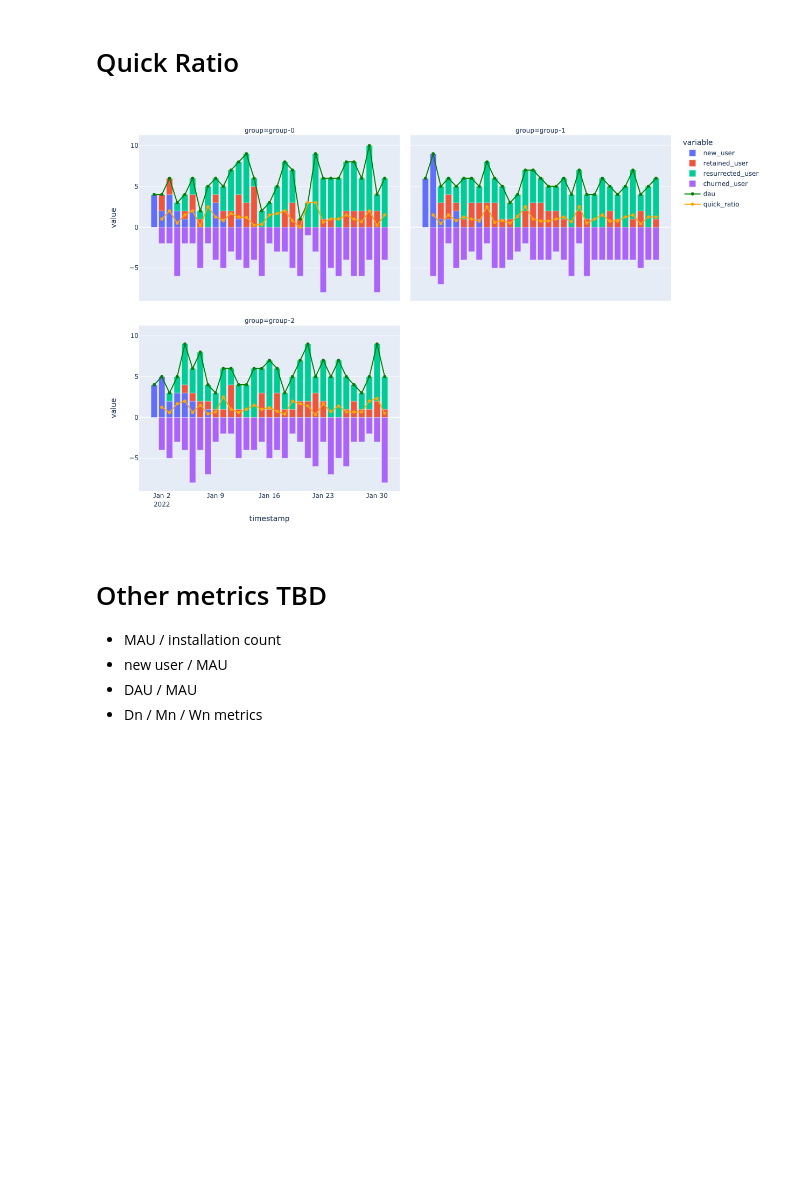
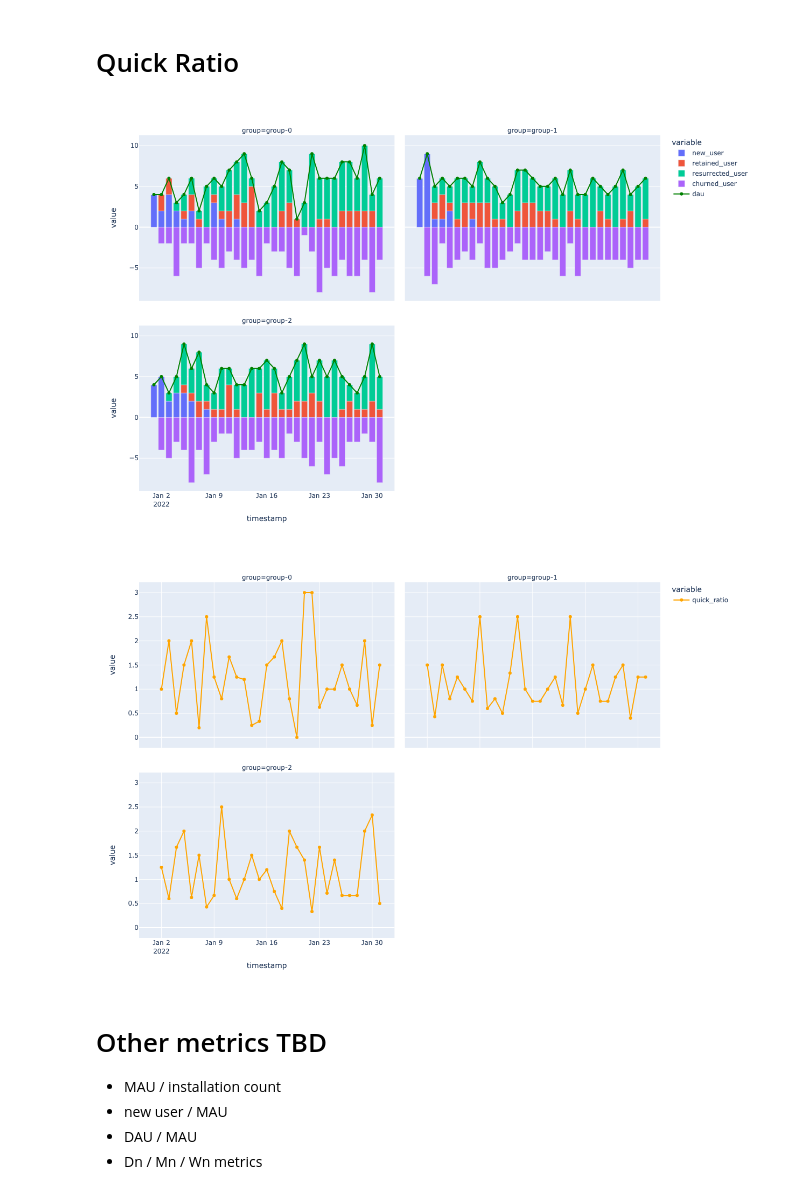
Before and after one commit to hidek84/product-growth-analysis, a Jupyter notebook: product-growth-analysis.ipynb, the cells around one changed output. Drawn from its saved outputs; the diff is of its cells as text; code cells hidden in the pictures; blank space fills up the shorter version.

Commit message:
enhance layout

```diff
--- a/product-growth-analysis.ipynb
+++ b/product-growth-analysis.ipynb
@@ -144,43 +144,48 @@ new['check'] = new.dau == new.new_user + new.retained_user + new.resurrected_use
 ## Plot
 new['quick_ratio'] = (new.new_user + new.resurrected_user) / new.churned_user
 new['churned_user'] = -new['churned_user']
 new['continuous_churned_user'] = -new['continuous_churned_user']
 # display(new[new.total != num_users])
 
 # WebGL mode
 fig_dau = go.Scattergl(
     x=new.index,
     y=new['dau'],
     name='dau',
     mode='lines+markers',
 )
 
 fig_quick_ratio = go.Scattergl(
     x=new.index,
     y=new['quick_ratio'],
     name='quick_ratio',
     mode='lines+markers',
 )
 
 facet_col_args = {'facet_col': 'group', 'facet_col_wrap': 2}
-width_height = {'width': 1200, 'height': 800}
-fig = px.bar(new.reset_index(), x='timestamp', y=['new_user', 'retained_user', 'resurrected_user', 'churned_user'], **facet_col_args)
+commomn_layout = {
+    'width': 1200,
+    'height': 800,
+    'margin': {'r': 200},
+}
+fig = (
+    px.bar(new.reset_index(), x='timestamp', y=['new_user', 'retained_user', 'resurrected_user', 'churned_user'], **facet_col_args)
+).update_layout(**commomn_layout)
 fig_dau = (
     px.line(new.reset_index(), x='timestamp', y=['dau'], markers=True, **facet_col_args)
     .update_traces(line_color='green')
 )
+fig.add_traces(fig_dau.data)
+fig.show()
+
 fig_quick_ratio = (
     px.line(new.reset_index(), x='timestamp', y=['quick_ratio'], markers=True, **facet_col_args)
     .update_traces(line_color='orange')
-)
-fig.add_traces(fig_dau.data)
-fig.add_traces(fig_quick_ratio.data)
-fig.update_layout(
-    **width_height,
-)
-fig
+).update_layout(**commomn_layout)
+fig_quick_ratio.show()
 # %% [output]
-[figure, old version]
+[figure, new version]
+[figure, added]
 # %% [markdown]
 # Other metrics TBD
 * MAU / installation count
```
